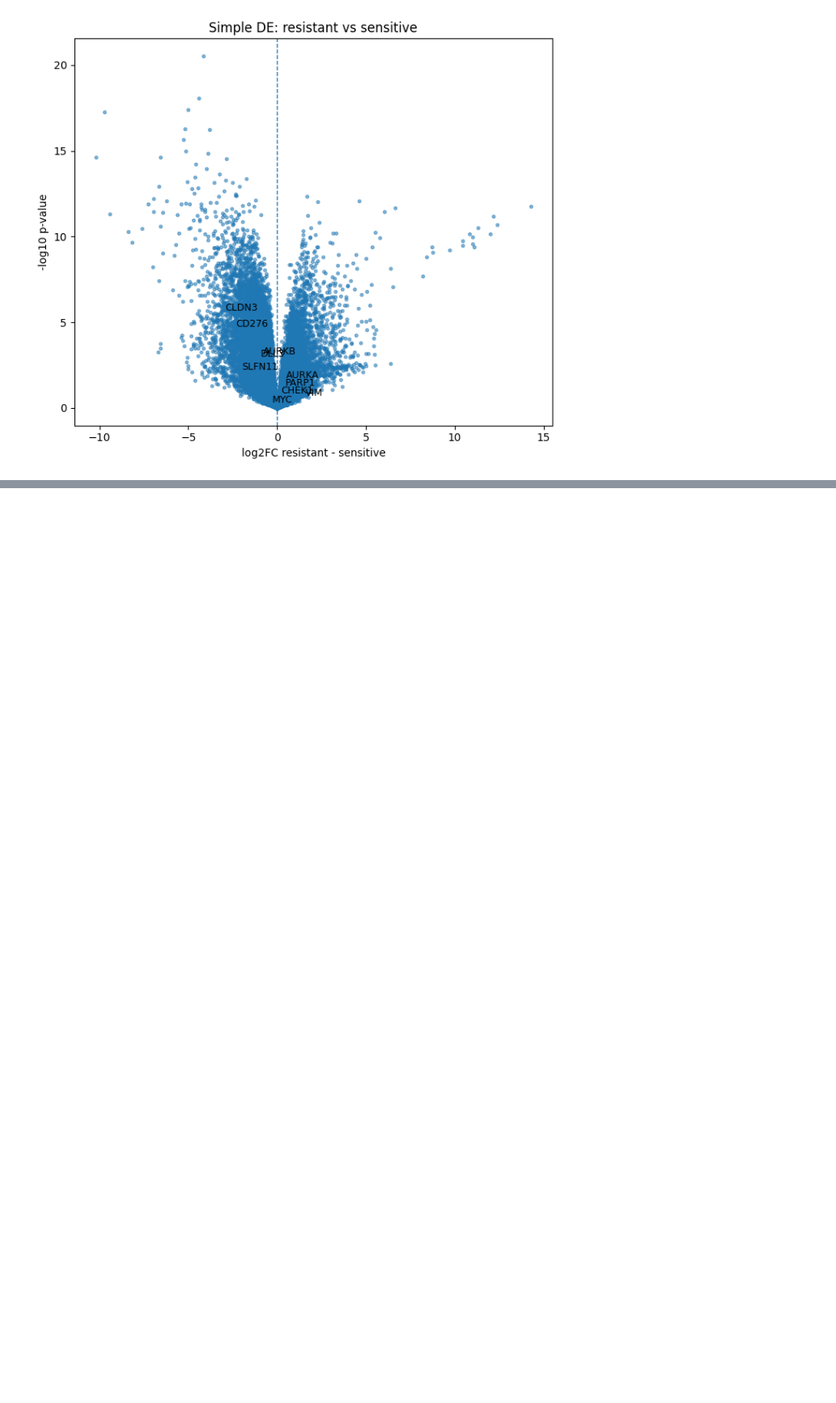
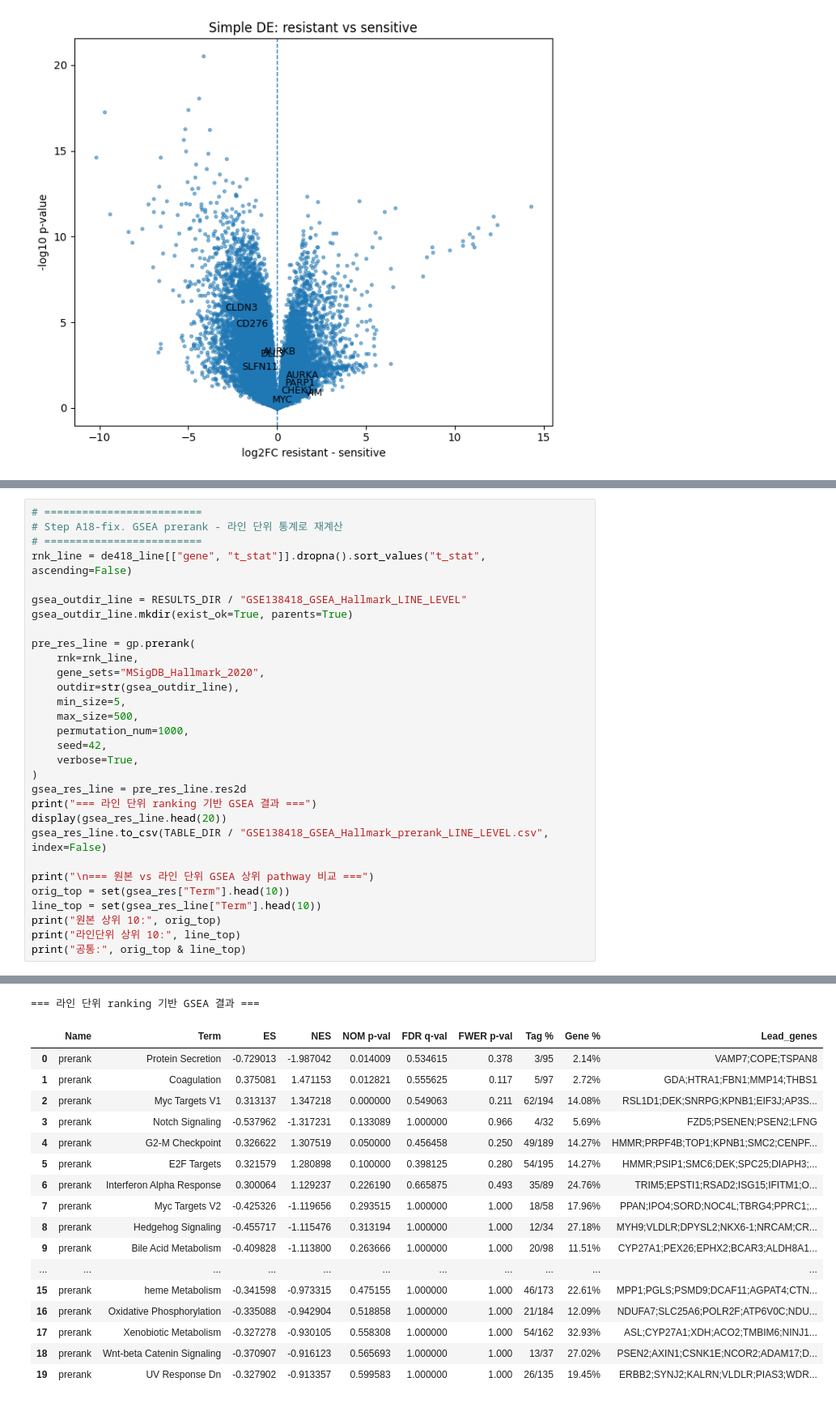
Before and after one commit to JIUCHOI/zuzuggongzu, a Jupyter notebook: Stewart_SCLC_public_RNA_seq_reanalysis.ipynb, the cells around one changed output, grey strips where cells are left out. Shown at 81% size. Cells and saved outputs as stored; diff of their text form; blank space fills up the shorter version.

```diff
--- a/Stewart_SCLC_public_RNA_seq_reanalysis.ipynb
+++ b/Stewart_SCLC_public_RNA_seq_reanalysis.ipynb
@@ -914,0 +1170,31 @@ plt.show()
+# %%
+# =========================
+# Step A18-fix. GSEA prerank - 라인 단위 통계로 재계산
+# =========================
+rnk_line = de418_line[["gene", "t_stat"]].dropna().sort_values("t_stat", ascending=False)
+
+gsea_outdir_line = RESULTS_DIR / "GSE138418_GSEA_Hallmark_LINE_LEVEL"
+gsea_outdir_line.mkdir(exist_ok=True, parents=True)
+
+pre_res_line = gp.prerank(
+    rnk=rnk_line,
+    gene_sets="MSigDB_Hallmark_2020",
+    outdir=str(gsea_outdir_line),
+    min_size=5,
+    max_size=500,
+    permutation_num=1000,
+    seed=42,
+    verbose=True,
+)
+gsea_res_line = pre_res_line.res2d
+print("=== 라인 단위 ranking 기반 GSEA 결과 ===")
+display(gsea_res_line.head(20))
+gsea_res_line.to_csv(TABLE_DIR / "GSE138418_GSEA_Hallmark_prerank_LINE_LEVEL.csv", index=False)
+
+print("\n=== 원본 vs 라인 단위 GSEA 상위 pathway 비교 ===")
+orig_top = set(gsea_res["Term"].head(10))
+line_top = set(gsea_res_line["Term"].head(10))
+print("원본 상위 10:", orig_top)
+print("라인단위 상위 10:", line_top)
+print("공통:", orig_top & line_top)
+# %% [output]
@@ -914,0 +1209,18 @@ plt.show()
+=== 라인 단위 ranking 기반 GSEA 결과 ===
+|  | Name | Term | ES | NES | NOM p-val | FDR q-val | FWER p-val | Tag % | Gene % | Lead_genes |
+| 0 | prerank | Protein Secretion | -0.729013 | -1.987042 | 0.014009 | 0.534615 | 0.378 | 3/95 | 2.14% | VAMP7;COPE;TSPAN8 |
+| 1 | prerank | Coagulation | 0.375081 | 1.471153 | 0.012821 | 0.555625 | 0.117 | 5/97 | 2.72% | GDA;HTRA1;FBN1;MMP14;THBS1 |
+| 2 | prerank | Myc Targets V1 | 0.313137 | 1.347218 | 0.000000 | 0.549063 | 0.211 | 62/194 | 14.08% | RSL1D1;DEK;SNRPG;KPNB1;EIF3J;AP3S... |
+| 3 | prerank | Notch Signaling | -0.537962 | -1.317231 | 0.133089 | 1.000000 | 0.966 | 4/32 | 5.69% | FZD5;PSENEN;PSEN2;LFNG |
+| 4 | prerank | G2-M Checkpoint | 0.326622 | 1.307519 | 0.050000 | 0.456458 | 0.250 | 49/189 | 14.27% | HMMR;PRPF4B;TOP1;KPNB1;SMC2;CENPF... |
+| 5 | prerank | E2F Targets | 0.321579 | 1.280898 | 0.100000 | 0.398125 | 0.280 | 54/195 | 14.27% | HMMR;PSIP1;SMC6;DEK;SPC25;DIAPH3;... |
+| 6 | prerank | Interferon Alpha Response | 0.300064 | 1.129237 | 0.226190 | 0.665875 | 0.493 | 35/89 | 24.76% | TRIM5;EPSTI1;RSAD2;ISG15;IFITM1;O... |
+| 7 | prerank | Myc Targets V2 | -0.425326 | -1.119656 | 0.293515 | 1.000000 | 1.000 | 18/58 | 17.96% | PPAN;IPO4;SORD;NOC4L;TBRG4;PPRC1;... |
+| 8 | prerank | Hedgehog Signaling | -0.455717 | -1.115476 | 0.313194 | 1.000000 | 1.000 | 12/34 | 27.18% | MYH9;VLDLR;DPYSL2;NKX6-1;NRCAM;CR... |
+| 9 | prerank | Bile Acid Metabolism | -0.409828 | -1.113800 | 0.263666 | 1.000000 | 1.000 | 20/98 | 11.51% | CYP27A1;PEX26;EPHX2;BCAR3;ALDH8A1... |
+| ... | ... | ... | ... | ... | ... | ... | ... | ... | ... | ... |
+| 15 | prerank | heme Metabolism | -0.341598 | -0.973315 | 0.475155 | 1.000000 | 1.000 | 46/173 | 22.61% | MPP1;PGLS;PSMD9;DCAF11;AGPAT4;CTN... |
+| 16 | prerank | Oxidative Phosphorylation | -0.335088 | -0.942904 | 0.518858 | 1.000000 | 1.000 | 21/184 | 12.09% | NDUFA7;SLC25A6;POLR2F;ATP6V0C;NDU... |
+| 17 | prerank | Xenobiotic Metabolism | -0.327278 | -0.930105 | 0.558308 | 1.000000 | 1.000 | 54/162 | 32.93% | ASL;CYP27A1;XDH;ACO2;TMBIM6;NINJ1... |
+| 18 | prerank | Wnt-beta Catenin Signaling | -0.370907 | -0.916123 | 0.565693 | 1.000000 | 1.000 | 13/37 | 27.02% | PSEN2;AXIN1;CSNK1E;NCOR2;ADAM17;D... |
+| 19 | prerank | UV Response Dn | -0.327902 | -0.913357 | 0.599583 | 1.000000 | 1.000 | 26/135 | 19.45% | ERBB2;SYNJ2;KALRN;VLDLR;PIAS3;WDR... |
```
Also changed, not shown: parts of 8 cells of this notebook.
